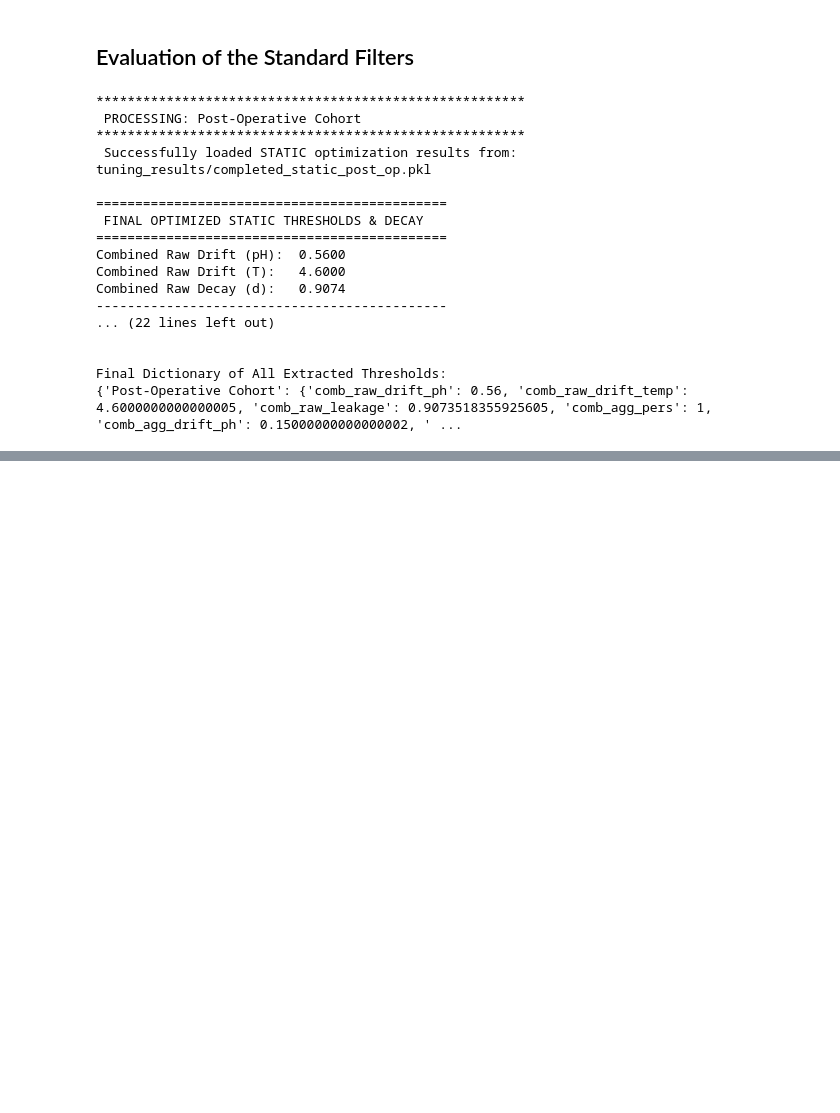
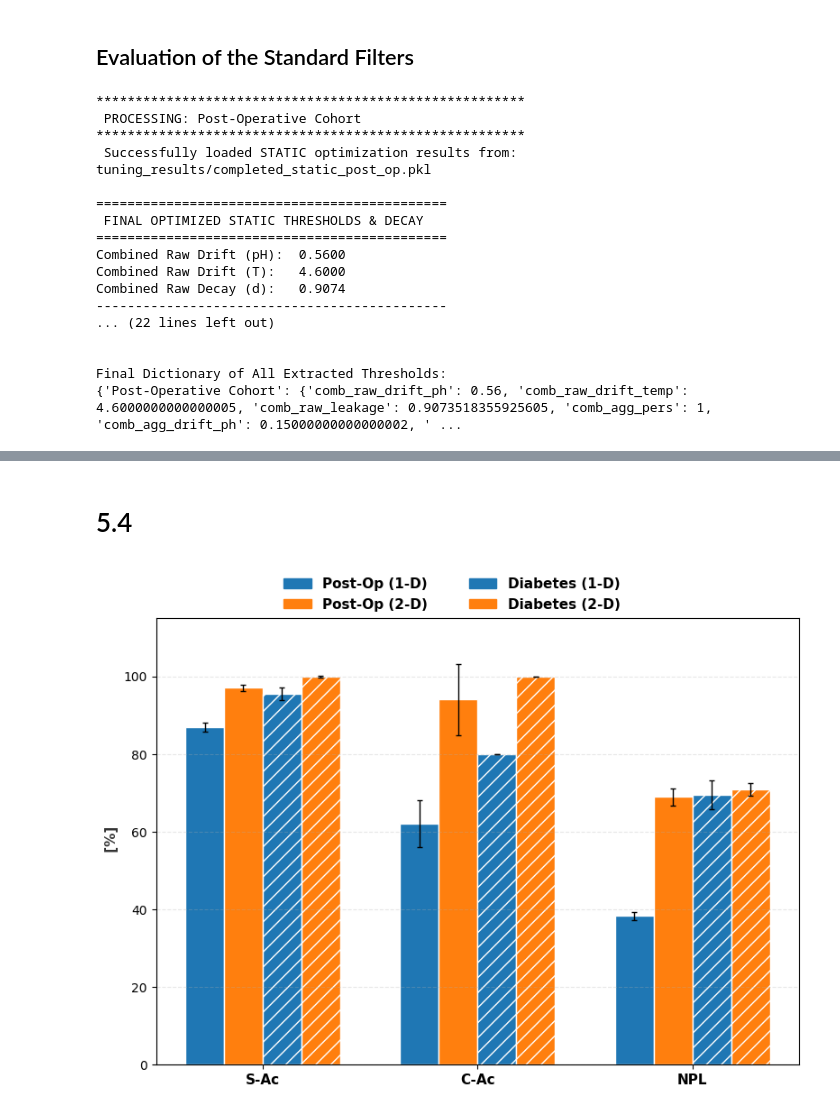
Before and after one commit to Volpi22/Sim_01_Toy_Tests, a Jupyter notebook: Tests.ipynb, the cells around one changed output, grey strips where cells are left out. Saved outputs shown, nothing was run; the diff lists cells and outputs as text; code cells hidden in the pictures; blank space fills up the shorter version.

Commit message:
LAST: material for the paper

```diff
--- a/Tests.ipynb
+++ b/Tests.ipynb
@@ -94,0 +655,77 @@ Final Dictionary of All Extracted Thresholds:
+# %% [markdown]
+# 5.4
+# %%
+import matplotlib.pyplot as plt
+import numpy as np
+import matplotlib.patches as mpatches
+
+# --- 1. Filtered  Data ---
+# Kept only the last 3 metrics: S-Ac, C-Ac, NPL
+pct_metrics = ['S-Ac', 'C-Ac', 'NPL']
+x_pct = np.arange(len(pct_metrics))
+
+# Post-operative (Acute)
+val_1d_pct_po = [86.9, 62.0, 38.3]
+std_1d_pct_po = [1.1, 6.0, 1.0]
+val_2d_pct_po = [97.1, 94.0, 69.0]
+std_2d_pct_po = [0.8, 9.2, 2.2]
+
+# Diabetes-related (Chronic)
+val_1d_pct_di = [95.5, 80.0, 69.5]
+std_1d_pct_di = [1.6, 0.0, 3.8]
+val_2d_pct_di = [99.9, 100.0, 70.9]
+std_2d_pct_di = [0.2, 0.0, 1.6]
+
+# --- 2. Figure Setup ---
+fig, ax = plt.subplots(figsize=(8, 5.5))
+fig.patch.set_facecolor('white')
+
+# Bar Width & Positions (4 bars per metric group)
+width = 0.18
+offsets = [-1.5*width, -0.5*width, 0.5*width, 1.5*width]
+
+# Exact Blue and Orange colors from the previous plots
+color_1d = '#1f77b4'  # Blue
+color_2d = '#ff7f0e'  # Orange
+
+error_kw = {'elinewidth': 1.0, 'capsize': 2.5}
+
+# --- 3. Plotting the Grouped Bars ---
+# Post-operative (Solid Bars)
+ax.bar(x_pct + offsets[0], val_1d_pct_po, width, bottom=0, yerr=std_1d_pct_po,
+       color=color_1d, edgecolor='white', error_kw=error_kw)
+ax.bar(x_pct + offsets[1], val_2d_pct_po, width, bottom=0, yerr=std_2d_pct_po,
+       color=color_2d, edgecolor='white', error_kw=error_kw)
+
+# Diabetes (Hatched Bars to differentiate the second cohort)
+ax.bar(x_pct + offsets[2], val_1d_pct_di, width, bottom=0, yerr=std_1d_pct_di,
+       color=color_1d, hatch='//', edgecolor='white', error_kw=error_kw)
+ax.bar(x_pct + offsets[3], val_2d_pct_di, width, bottom=0, yerr=std_2d_pct_di,
+       color=color_2d, hatch='//', edgecolor='white', error_kw=error_kw)
+
+# --- 4. Formatting the Axis ---
+ax.set_ylabel(' [%]', color='#333333', fontsize=11, fontweight='bold')
+ax.set_ylim(0, 115)
+ax.set_xticks(x_pct)
+ax.set_xticklabels(pct_metrics, fontsize=11, fontweight='bold')
+ax.grid(True, linestyle='--', alpha=0.3, axis='y')
+# ax.set_title('Percentage Performances', fontsize=12, fontweight='bold', pad=10)
+
+# --- 5. Legend Setup ---
+legend_elements = [
+    mpatches.Patch(color=color_1d, label='Post-Op (1-D)'),
+    mpatches.Patch(color=color_2d, label='Post-Op (2-D)'),
+    mpatches.Patch(color=color_1d, hatch='//', edgecolor='white', label='Diabetes (1-D)'),
+    mpatches.Patch(color=color_2d, hatch='//', edgecolor='white', label='Diabetes (2-D)')
+]
+
+# Set legend to 2 columns to perfectly pair the cohorts by row
+fig.legend(handles=legend_elements, loc='upper center', bbox_to_anchor=(0.5, 1.08),
+           ncol=2, frameon=False, prop={'size': 11, 'weight': 'semibold'}, columnspacing=3)
+
+plt.tight_layout()
+
+# Save output
+plt.savefig('5-4.pdf', format='pdf', bbox_inches='tight')
+# %% [output]
+[figure, added]
```
Also changed, not shown: parts of 9 cells of this notebook, 1 other file.
